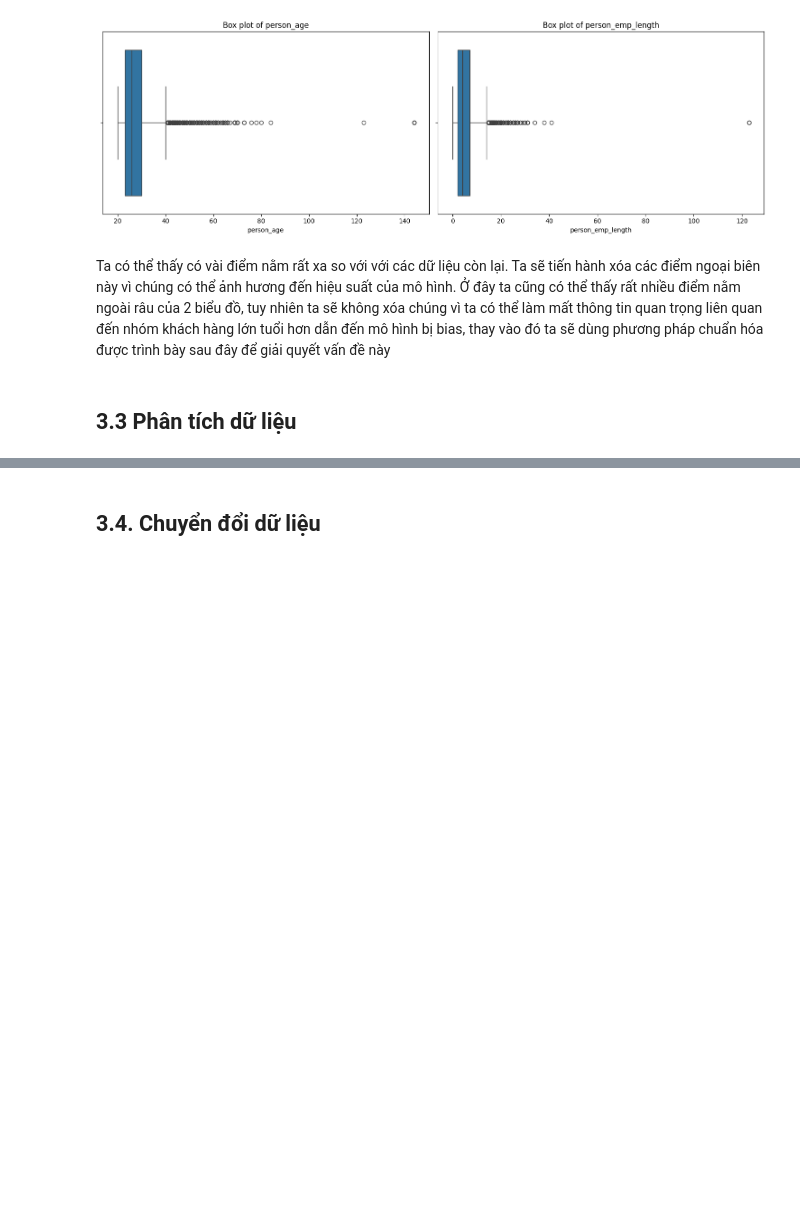
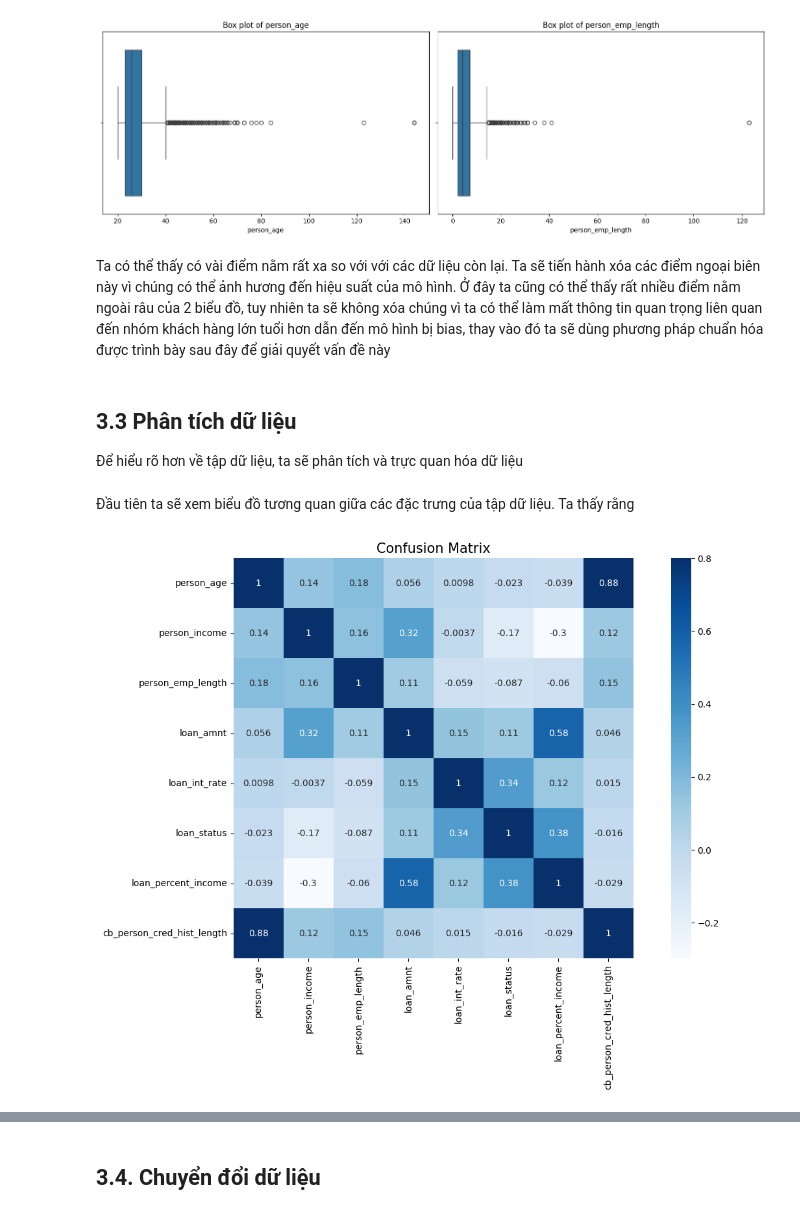
Before and after one commit to huynt119/Credit_Score_Prediction, a Jupyter notebook: main.ipynb, the cells around one changed output, grey strips where cells are left out. Cells and saved outputs as stored; diff of their text form; code cells hidden in the pictures; blank space fills up the shorter version.

```diff
--- a/main.ipynb
+++ b/main.ipynb
@@ -136,5 +136,7 @@ Ta có thể thấy có vài điểm nằm rất xa so với với các dữ li
 # %%
 # Loại bỏ các giá trị ngoại biên
 df = df[(df['person_age'] < 80) & (df['person_emp_length'] < 60)]
-# %% [markdown]
-## 3.3 Phân tích dữ liệu
+# %% [markdown]
+## 3.3 Phân tích dữ liệu
+
+Để hiểu rõ hơn về tập dữ liệu, ta sẽ phân tích và trực quan hóa dữ liệu
@@ -140,0 +146,10 @@ df = df[(df['person_age'] < 80) & (df['person_emp_length'] < 60)]
+# %% [markdown]
+Đầu tiên ta sẽ xem biểu đồ tương quan giữa các đặc trưng của tập dữ liệu. Ta thấy rằng
+# %%
+fig, ax = plt.subplots()
+fig.set_size_inches(15,8)
+data = df.drop(['loan_intent', 'person_home_ownership', 'cb_person_default_on_file', 'loan_grade'], axis=1)
+sns.heatmap(data.corr(), vmax =.8, square = True, annot = True,cmap='Blues' )
+plt.title('Confusion Matrix',fontsize=15);
+# %% [output]
+[figure, added]
```
Also changed, not shown: parts of 18 cells of this notebook.
